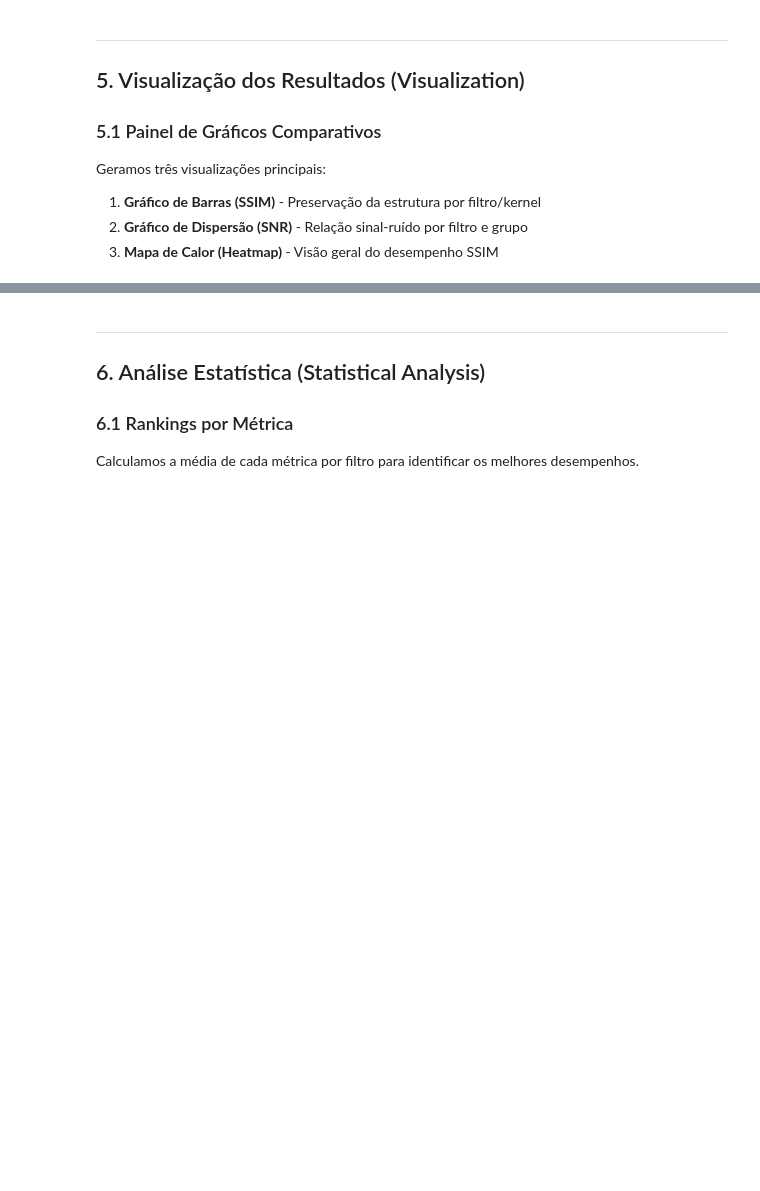
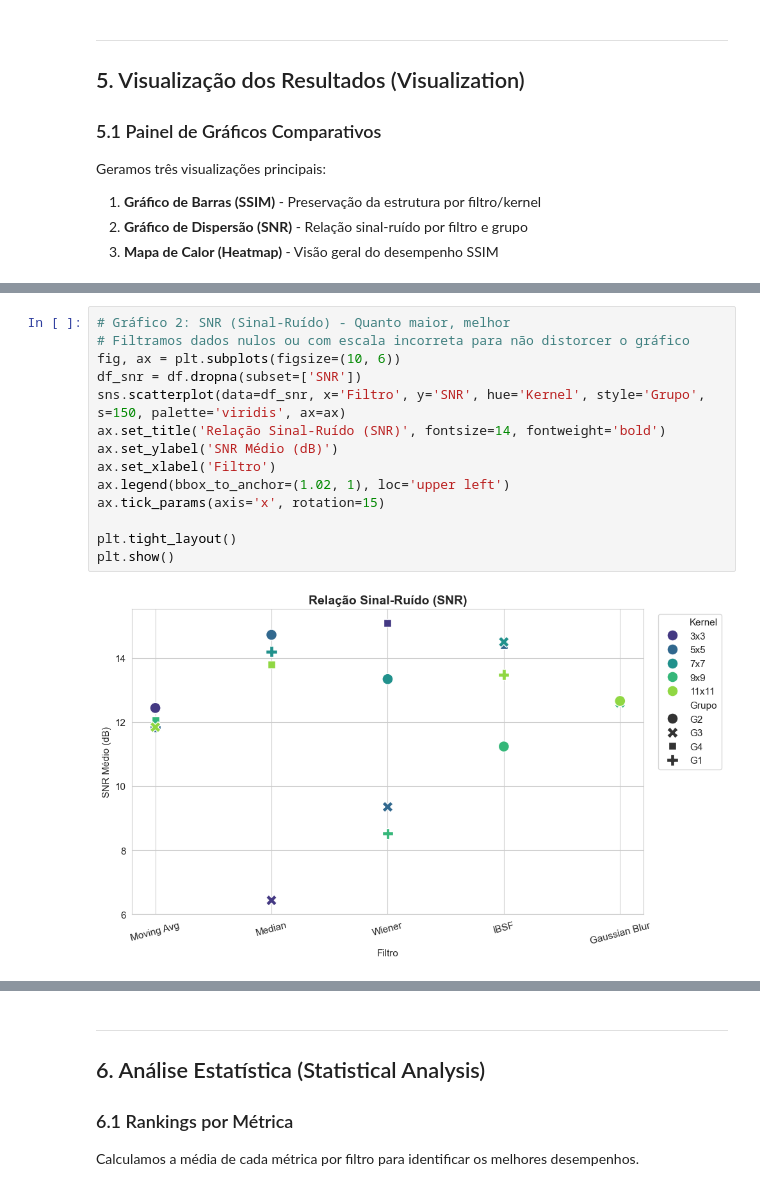
Before and after one commit to duartebianca/filtragem-espacial, a Jupyter notebook: analise_filtros_grupos.ipynb, the cells around one changed output, grey strips where cells are left out. Drawn from its saved outputs; the diff is of its cells as text; blank space fills up the shorter version.

```diff
--- a/analise_filtros_grupos.ipynb
+++ b/analise_filtros_grupos.ipynb
@@ -274,0 +268,16 @@ plt.show()
+# %%
+# Gráfico 2: SNR (Sinal-Ruído) - Quanto maior, melhor
+# Filtramos dados nulos ou com escala incorreta para não distorcer o gráfico
+fig, ax = plt.subplots(figsize=(10, 6))
+df_snr = df.dropna(subset=['SNR'])
+sns.scatterplot(data=df_snr, x='Filtro', y='SNR', hue='Kernel', style='Grupo', s=150, palette='viridis', ax=ax)
+ax.set_title('Relação Sinal-Ruído (SNR)', fontsize=14, fontweight='bold')
+ax.set_ylabel('SNR Médio (dB)')
+ax.set_xlabel('Filtro')
+ax.legend(bbox_to_anchor=(1.02, 1), loc='upper left')
+ax.tick_params(axis='x', rotation=15)
+
+plt.tight_layout()
+plt.show()
+# %% [output]
+[figure, added]
```
Also changed, not shown: parts of 8 cells of this notebook.
